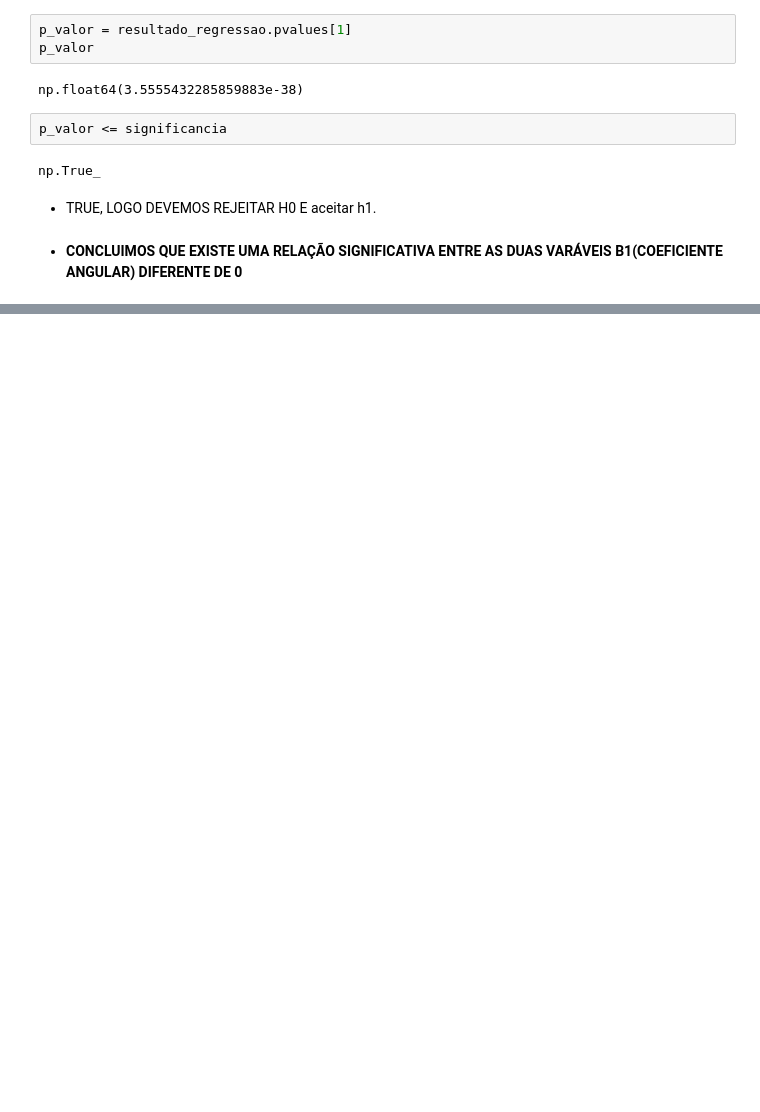
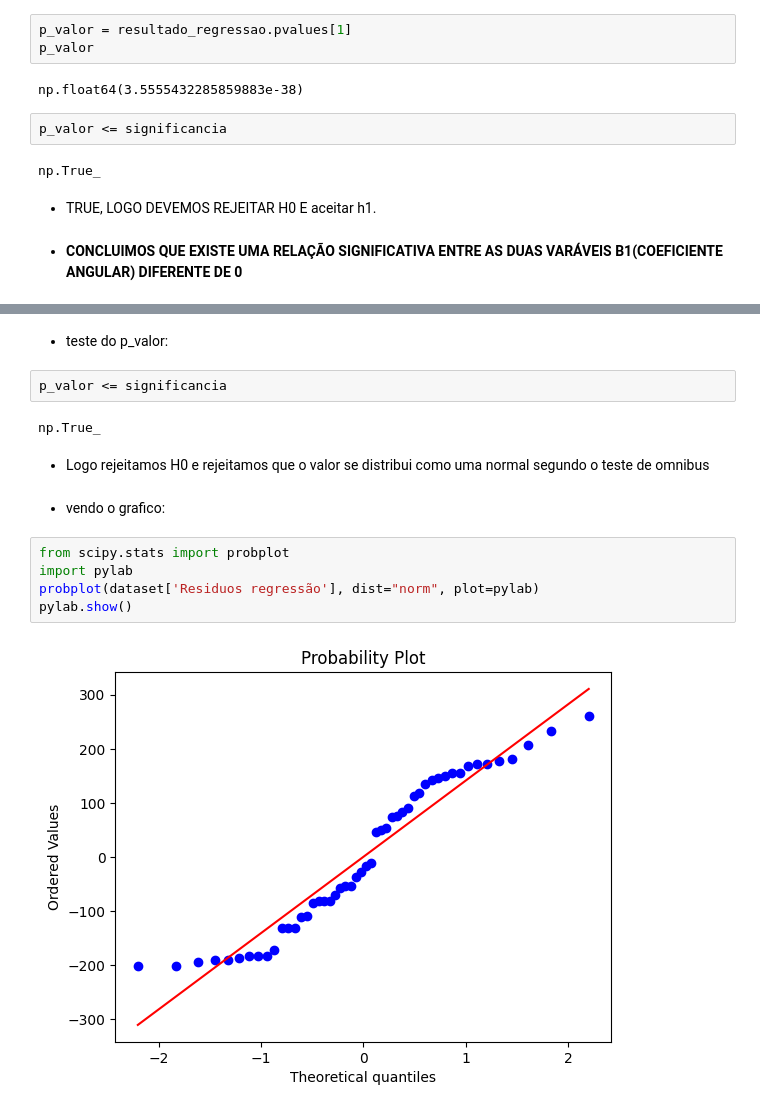
Before and after one commit to JonasSouza871/Machine-Learning-Statistics-Studies, a Jupyter notebook: Correlação_e_Regressão.ipynb, the cells around one changed output, grey strips where cells are left out. Drawn from its saved outputs; the diff is of its cells as text; blank space fills up the shorter version.

Commit message:
Adiciona outros testes

```diff
--- a/Correlação_e_Regressão.ipynb
+++ b/Correlação_e_Regressão.ipynb
@@ -1114,0 +1201,17 @@ strong multicollinearity or other numerical problems.
+# %% [markdown]
+- teste do p_valor:
+# %%
+p_valor <= significancia
+# %% [output]
+np.True_
+# %% [markdown]
+- Logo rejeitamos H0 e rejeitamos que o valor se distribui como uma normal segundo o teste de omnibus
+# %% [markdown]
+- vendo o grafico:
+# %%
+from scipy.stats import probplot
+import pylab
+probplot(dataset['Residuos regressão'], dist="norm", plot=pylab)
+pylab.show()
+# %% [output]
+[figure, added]
```
Also changed, not shown: parts of 57 cells of this notebook.
